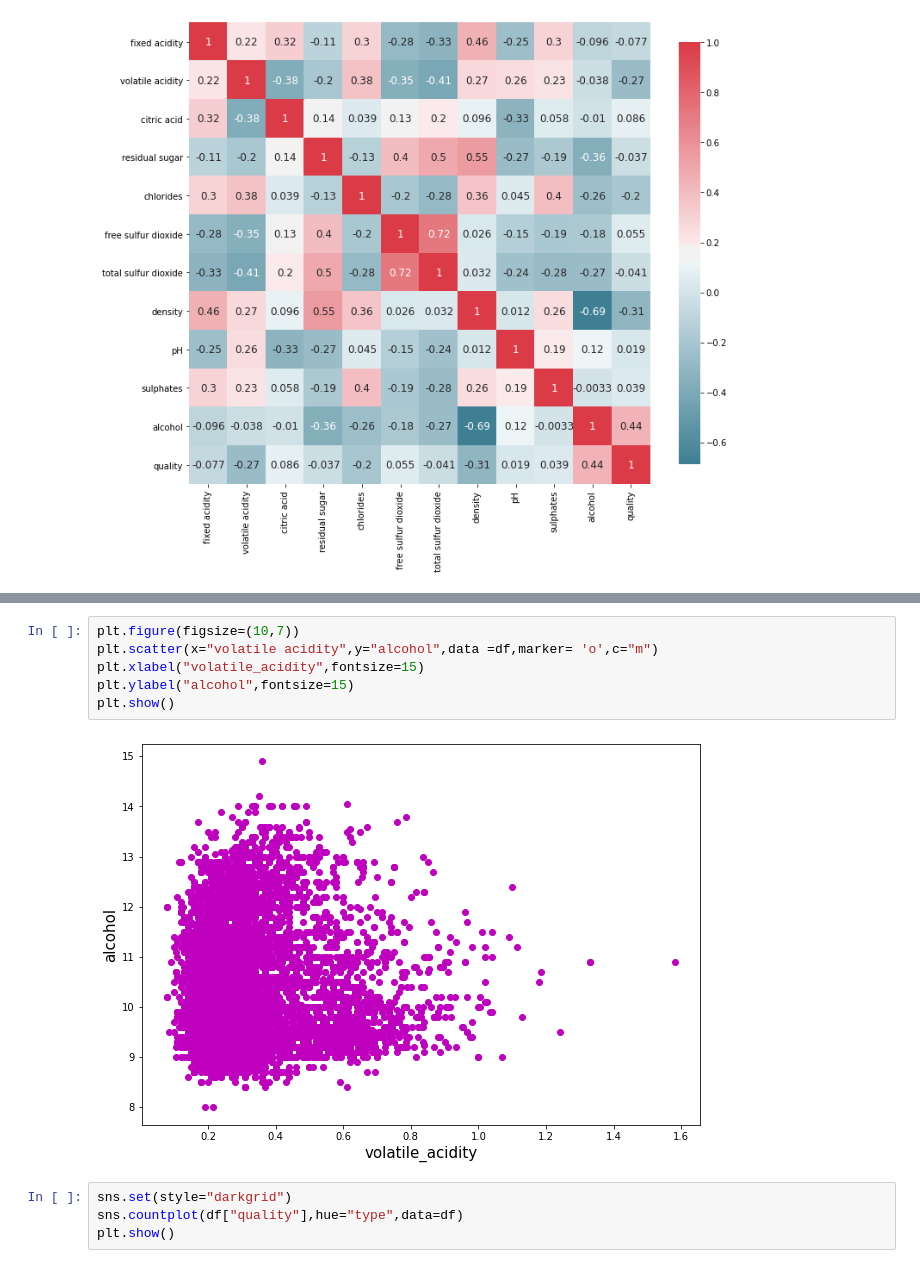
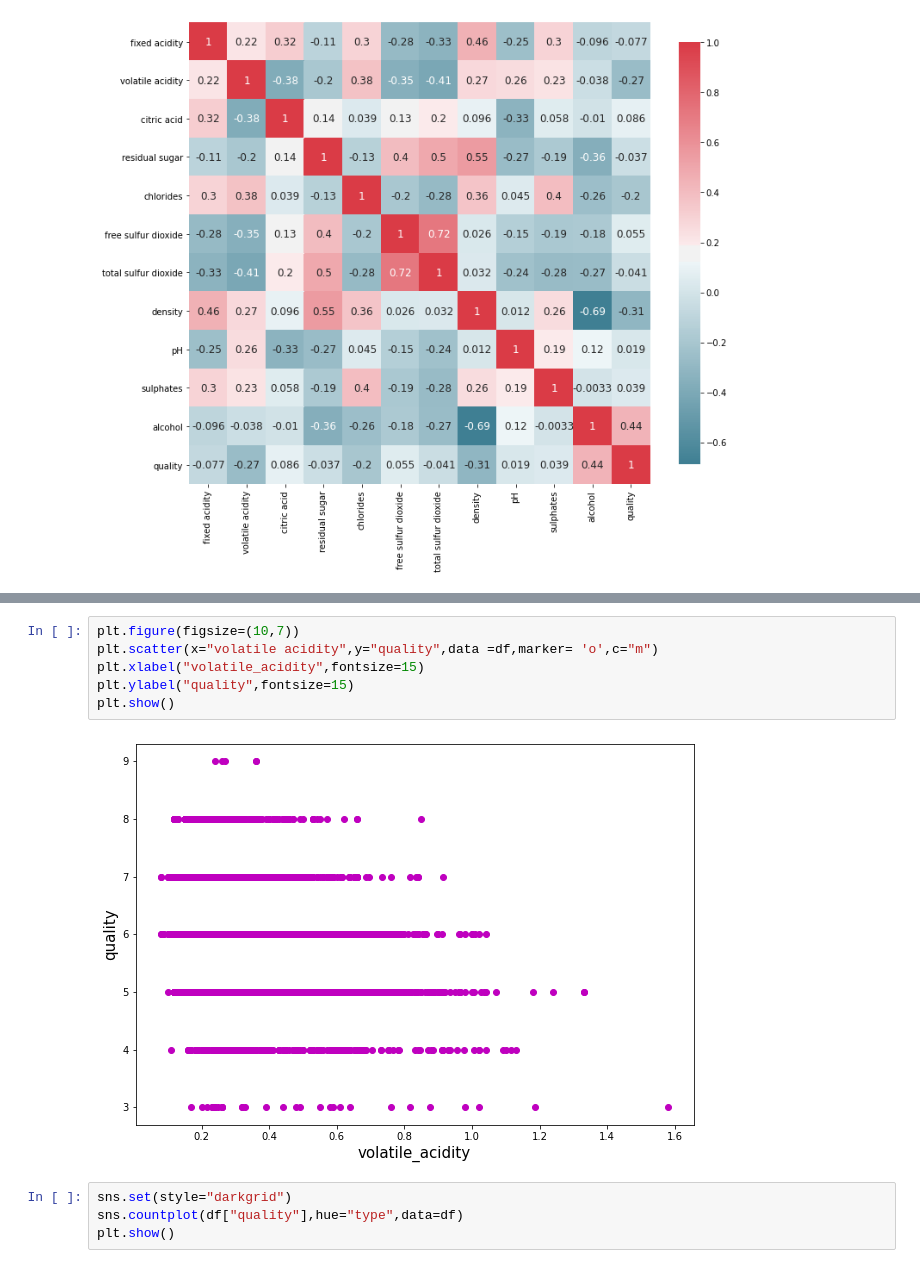
Before and after one commit to HeliosBI/AML_ZAK_HW2, a Jupyter notebook: crisp_wine.ipynb, the cells around one changed output, grey strips where cells are left out. Drawn from its saved outputs; the diff is of its cells as text.

```diff
--- a/crisp_wine.ipynb
+++ b/crisp_wine.ipynb
@@ -181,11 +173,11 @@ plt.plot()
 # %%
 plt.figure(figsize=(10,7))
-plt.scatter(x="volatile acidity",y="alcohol",data =df,marker= 'o',c="m")
+plt.scatter(x="volatile acidity",y="quality",data =df,marker= 'o',c="m")
 plt.xlabel("volatile_acidity",fontsize=15)
-plt.ylabel("alcohol",fontsize=15)
+plt.ylabel("quality",fontsize=15)
 plt.show()
 # %% [output]
-[figure, old version]
+[figure, new version]
 # %%
 sns.set(style="darkgrid")
 sns.countplot(df["quality"],hue="type",data=df)
```
Also changed, not shown: parts of 9 cells of this notebook.
